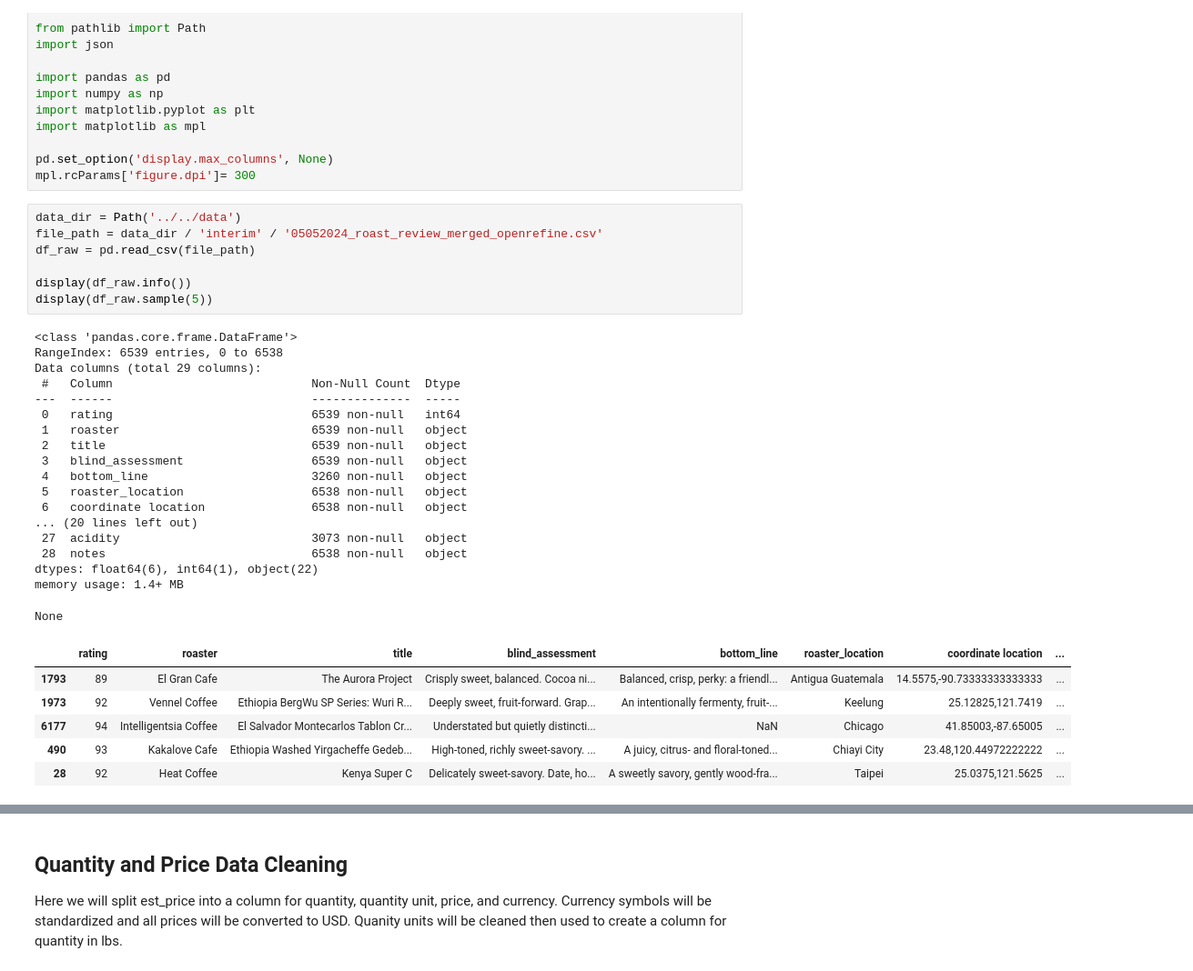
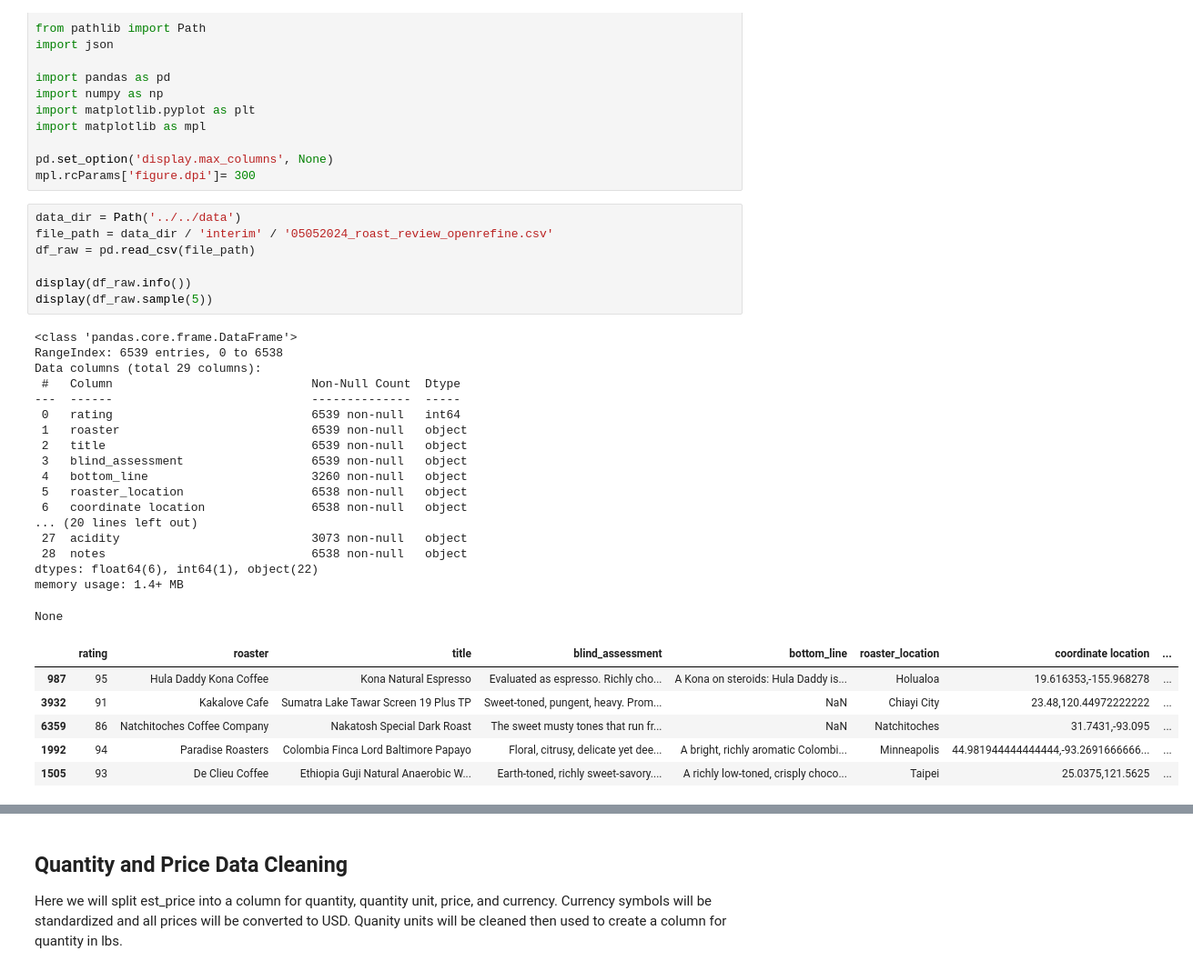
Before and after one commit to tynardone/coffee-reviews-analysis, a Jupyter notebook: notebooks/exploratory/01_data_cleaning.ipynb, the cells around one changed output, grey strips where cells are left out. Shown at 91% size. Saved outputs shown, nothing was run; the diff lists cells and outputs as text.

```diff
--- a/notebooks/exploratory/01_data_cleaning.ipynb
+++ b/notebooks/exploratory/01_data_cleaning.ipynb
@@ -27,34 +27,34 @@ pd.set_option('display.max_columns', None)
 mpl.rcParams['figure.dpi']= 300
 # %%
 data_dir = Path('../../data')
-file_path = data_dir / 'interim' / '05052024_roast_review_merged_openrefine.csv'
+file_path = data_dir / 'interim' / '05052024_roast_review_openrefine.csv'
 df_raw = pd.read_csv(file_path)
 
 display(df_raw.info())
 display(df_raw.sample(5))
 # %% [output]
 <class 'pandas.core.frame.DataFrame'>
 RangeIndex: 6539 entries, 0 to 6538
 Data columns (total 29 columns):
  #   Column                            Non-Null Count  Dtype
 ---  ------                            --------------  -----
  0   rating                            6539 non-null   int64
  1   roaster                           6539 non-null   object
  2   title                             6539 non-null   object
  3   blind_assessment                  6539 non-null   object
  4   bottom_line                       3260 non-null   object
  5   roaster_location                  6538 non-null   object
  6   coordinate location               6538 non-null   object
 ... (20 lines left out)
  27  acidity                           3073 non-null   object
  28  notes                             6538 non-null   object
 dtypes: float64(6), int64(1), object(22)
 memory usage: 1.4+ MB
 None
 |  | rating | roaster | title | blind_assessment | bottom_line | roaster_location | coordinate location | ... |
-| 1793 | 89 | El Gran Cafe | The Aurora Project | Crisply sweet, balanced. Cocoa ni... | Balanced, crisp, perky: a friendl... | Antigua Guatemala | 14.5575,-90.73333333333333 | ... |
-| 1973 | 92 | Vennel Coffee | Ethiopia BergWu SP Series: Wuri R... | Deeply sweet, fruit-forward. Grap... | An intentionally fermenty, fruit-... | Keelung | 25.12825,121.7419 | ... |
-| 6177 | 94 | Intelligentsia Coffee | El Salvador Montecarlos Tablon Cr... | Understated but quietly distincti... | NaN | Chicago | 41.85003,-87.65005 | ... |
-| 490 | 93 | Kakalove Cafe | Ethiopia Washed Yirgacheffe Gedeb... | High-toned, richly sweet-savory. ... | A juicy, citrus- and floral-toned... | Chiayi City | 23.48,120.44972222222 | ... |
-| 28 | 92 | Heat Coffee | Kenya Super C | Delicately sweet-savory. Date, ho... | A sweetly savory, gently wood-fra... | Taipei | 25.0375,121.5625 | ... |
+| 987 | 95 | Hula Daddy Kona Coffee | Kona Natural Espresso | Evaluated as espresso. Richly cho... | A Kona on steroids: Hula Daddy is... | Holualoa | 19.616353,-155.968278 | ... |
+| 3932 | 91 | Kakalove Cafe | Sumatra Lake Tawar Screen 19 Plus TP | Sweet-toned, pungent, heavy. Prom... | NaN | Chiayi City | 23.48,120.44972222222 | ... |
+| 6359 | 86 | Natchitoches Coffee Company | Nakatosh Special Dark Roast | The sweet musty tones that run fr... | NaN | Natchitoches | 31.7431,-93.095 | ... |
+| 1992 | 94 | Paradise Roasters | Colombia Finca Lord Baltimore Papayo | Floral, citrusy, delicate yet dee... | A bright, richly aromatic Colombi... | Minneapolis | 44.981944444444444,-93.2691666666... | ... |
+| 1505 | 93 | De Clieu Coffee | Ethiopia Guji Natural Anaerobic W... | Earth-toned, richly sweet-savory.... | A richly low-toned, crisply choco... | Taipei | 25.0375,121.5625 | ... |
 # %%
```
Also changed, not shown: parts of 20 cells of this notebook, 5 other files.
